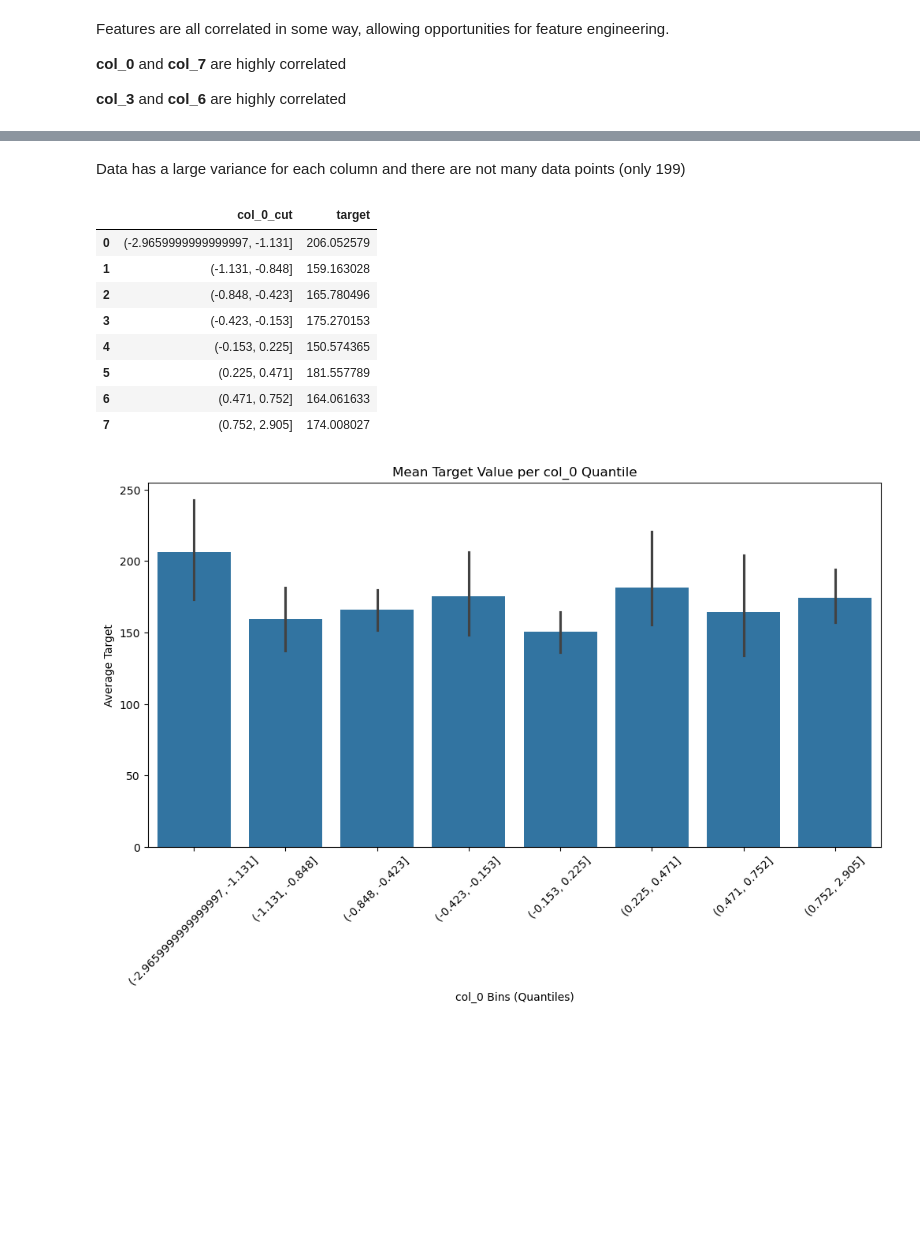
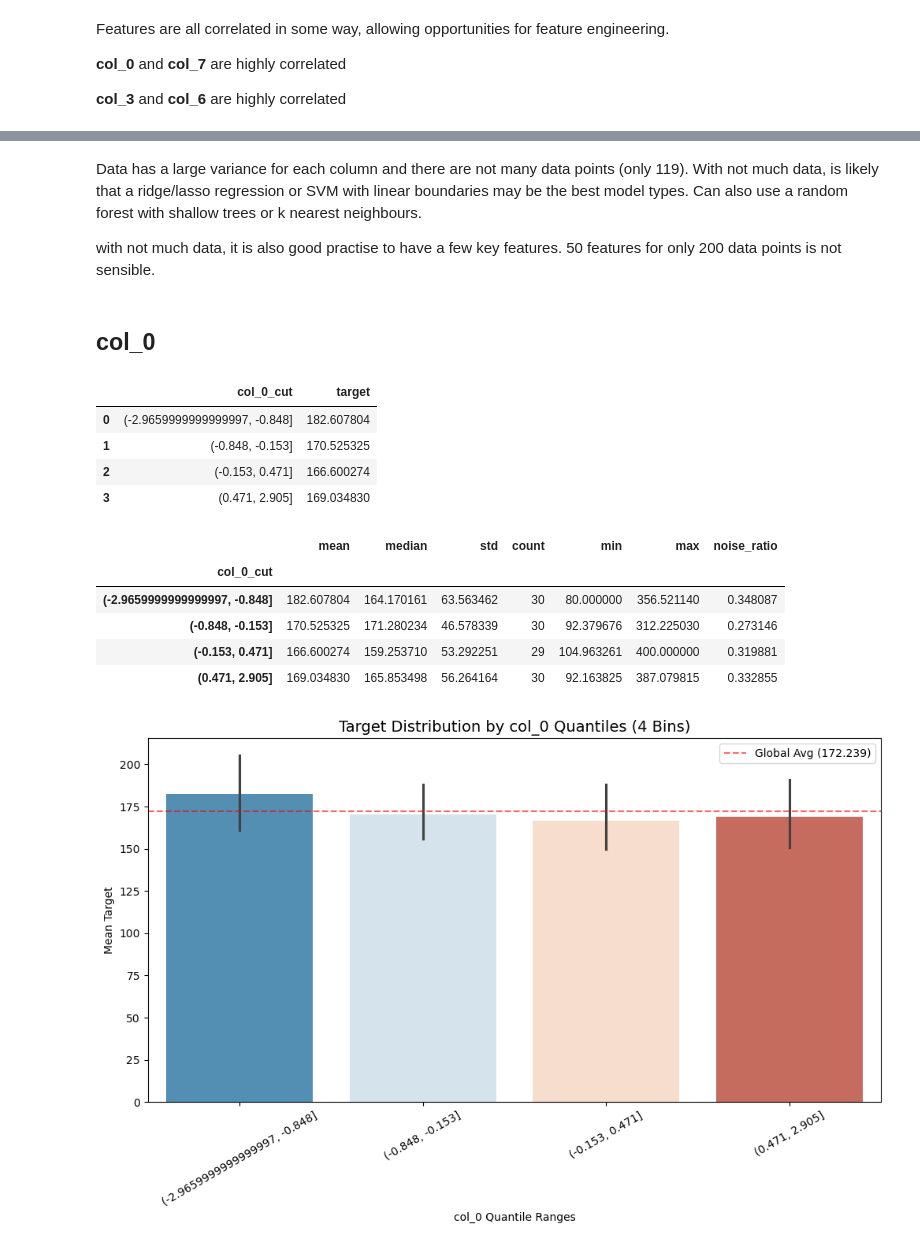
Before and after one commit to M-Rodani1/qmml-market-making-hackathon, a Jupyter notebook: round_6/round_6.ipynb, the cells around one changed output, grey strips where cells are left out. Drawn from its saved outputs; the diff is of its cells as text; code cells hidden in the pictures; blank space fills up the shorter version.

```diff
--- a/round_6/round_6.ipynb
+++ b/round_6/round_6.ipynb
@@ -75,2 +127,34 @@ plt.show()
 # %% [markdown]
-Data has a large variance for each column and there are not many data points (only 199)
+Data has a large variance for each column and there are not many data points (only 119). With not much data, is likely that a ridge/lasso regression or SVM with linear boundaries may be the best model types. Can also use a random forest with shallow trees or k nearest neighbours.
+
+with not much data, it is also good practise to have a few key features. 50 features for only 200 data points is not sensible.
+# %%
+def feature_analysis(col, n_bins=4):
+    df[f'{col}_cut'] = pd.qcut(df[col], n_bins)
+    display(df.groupby([f"{col}_cut"], as_index=False, observed=True)['target'].mean())
+
+    temp_df = df.groupby(f"{col}_cut", observed=True)['target'].agg(['mean', 'median', 'std', 'count', 'min', 'max'])
+
+    temp_df['noise_ratio'] = temp_df['std'] / temp_df['mean']
+    display(temp_df)
+
+    plt.figure(figsize=(12, 6))
+    ax = sns.barplot(
+        data=df,
+        x=f'{col}_cut',
+        y='target',
+        palette='RdBu_r',
+        hue=f'{col}_cut',
+        legend=False,
+        errorbar=('ci', 95) # Adds 95% confidence intervals
+    )
+
+    global_mean = df['target'].mean()
+    plt.axhline(global_mean, color='red', linestyle='--', alpha=0.6, label=f'Global Avg ({global_mean:.3f})')
+
+    plt.title(f'Target Distribution by {col} Quantiles ({n_bins} Bins)', fontsize=14)
+    plt.xlabel(f'{col} Quantile Ranges')
+    plt.ylabel('Mean Target')
+    plt.xticks(rotation=30)
+    plt.legend()
+    plt.show()
@@ -77,23 +217,17 @@ Data has a large variance for each column and there are not many data points (on
+# %% [markdown]
+## col_0
 # %%
-df['col_0_cut'] = pd.qcut(df['col_0'], 8)
-df.groupby(["col_0_cut"], as_index=False, observed=True)['target'].mean()
+feature_analysis("col_0", 4)
 # %% [output]
 |  | col_0_cut | target |
-| 0 | (-2.9659999999999997, -1.131] | 206.052579 |
-| 1 | (-1.131, -0.848] | 159.163028 |
-| 2 | (-0.848, -0.423] | 165.780496 |
-| 3 | (-0.423, -0.153] | 175.270153 |
-| 4 | (-0.153, 0.225] | 150.574365 |
-| 5 | (0.225, 0.471] | 181.557789 |
-| 6 | (0.471, 0.752] | 164.061633 |
-| 7 | (0.752, 2.905] | 174.008027 |
+| 0 | (-2.9659999999999997, -0.848] | 182.607804 |
+| 1 | (-0.848, -0.153] | 170.525325 |
+| 2 | (-0.153, 0.471] | 166.600274 |
+| 3 | (0.471, 2.905] | 169.034830 |
+|  | mean | median | std | count | min | max | noise_ratio |
+| col_0_cut |  |  |  |  |  |  |  |
+| (-2.9659999999999997, -0.848] | 182.607804 | 164.170161 | 63.563462 | 30 | 80.000000 | 356.521140 | 0.348087 |
+| (-0.848, -0.153] | 170.525325 | 171.280234 | 46.578339 | 30 | 92.379676 | 312.225030 | 0.273146 |
+| (-0.153, 0.471] | 166.600274 | 159.253710 | 53.292251 | 29 | 104.963261 | 400.000000 | 0.319881 |
+| (0.471, 2.905] | 169.034830 | 165.853498 | 56.264164 | 30 | 92.163825 | 387.079815 | 0.332855 |
+[figure, added]
-# %%
-plt.figure(figsize=(12, 6))
-sns.barplot(data=df, x='col_0_cut', y='target')
-plt.title('Mean Target Value per col_0 Quantile')
-plt.xlabel('col_0 Bins (Quantiles)')
-plt.ylabel('Average Target')
-plt.xticks(rotation=45)
-plt.show()
-# %% [output]
-[figure, removed]
```
Also changed, not shown: parts of 77 cells of this notebook, 2 other files.
